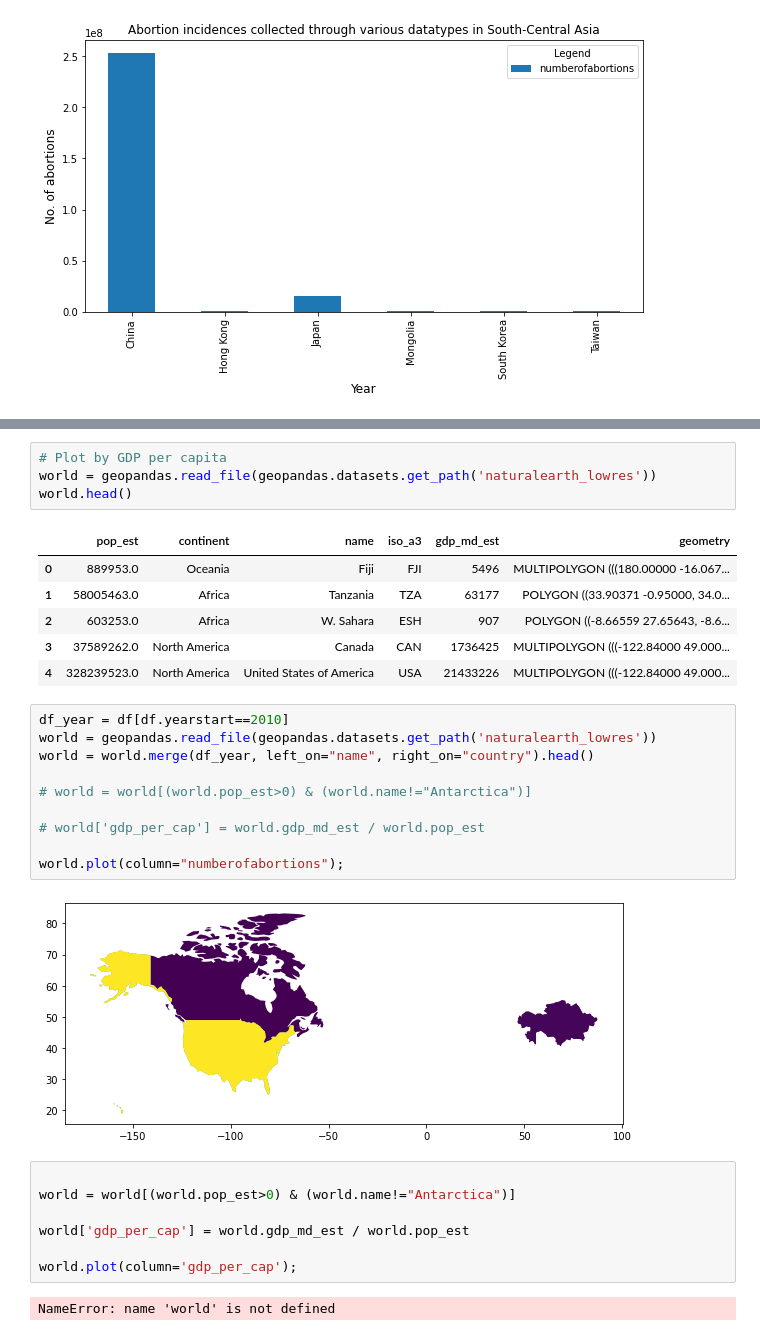
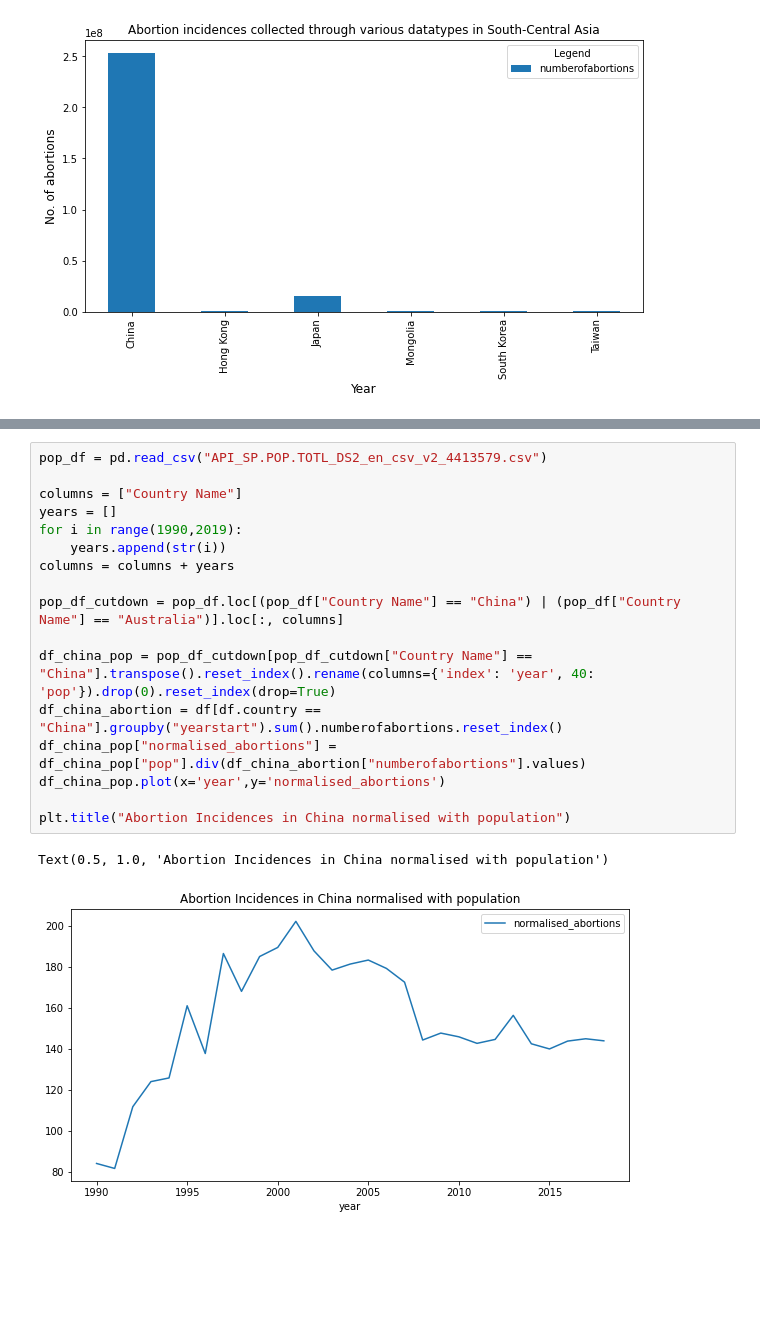
Before and after one commit to evo3000/data_project, a Jupyter notebook: data_project_abortion_incidence.ipynb, the cells around one changed output, grey strips where cells are left out. Drawn from its saved outputs; the diff is of its cells as text; blank space fills up the shorter version.

Commit message:
New dataset to dataproject

```diff
--- a/data_project_abortion_incidence.ipynb
+++ b/data_project_abortion_incidence.ipynb
@@ -420,32 +325,20 @@ df.sort_values("numberofabortions", ascending=False).tail(10)
-# %%
-# Plot by GDP per capita
-world = geopandas.read_file(geopandas.datasets.get_path('naturalearth_lowres'))
-world.head()
-# %% [output]
-|  | pop_est | continent | name | iso_a3 | gdp_md_est | geometry |
-| 0 | 889953.0 | Oceania | Fiji | FJI | 5496 | MULTIPOLYGON (((180.00000 -16.067... |
-| 1 | 58005463.0 | Africa | Tanzania | TZA | 63177 | POLYGON ((33.90371 -0.95000, 34.0... |
-| 2 | 603253.0 | Africa | W. Sahara | ESH | 907 | POLYGON ((-8.66559 27.65643, -8.6... |
-| 3 | 37589262.0 | North America | Canada | CAN | 1736425 | MULTIPOLYGON (((-122.84000 49.000... |
-| 4 | 328239523.0 | North America | United States of America | USA | 21433226 | MULTIPOLYGON (((-122.84000 49.000... |
-# %%
-df_year = df[df.yearstart==2010]
-world = geopandas.read_file(geopandas.datasets.get_path('naturalearth_lowres'))
-world = world.merge(df_year, left_on="name", right_on="country").head()
-
-# world = world[(world.pop_est>0) & (world.name!="Antarctica")]
-
-# world['gdp_per_cap'] = world.gdp_md_est / world.pop_est
-
-world.plot(column="numberofabortions");
-# %% [output]
-[figure, removed]
-# %%
-
-world = world[(world.pop_est>0) & (world.name!="Antarctica")]
-
-world['gdp_per_cap'] = world.gdp_md_est / world.pop_est
-
-world.plot(column='gdp_per_cap');
-# %% [output]
-NameError: name 'world' is not defined
+# %%
+pop_df = pd.read_csv("API_SP.POP.TOTL_DS2_en_csv_v2_4413579.csv")
+
+columns = ["Country Name"]
+years = []
+for i in range(1990,2019):
+    years.append(str(i))
+columns = columns + years
+
+pop_df_cutdown = pop_df.loc[(pop_df["Country Name"] == "China") | (pop_df["Country Name"] == "Australia")].loc[:, columns]
+
+df_china_pop = pop_df_cutdown[pop_df_cutdown["Country Name"] == "China"].transpose().reset_index().rename(columns={'index': 'year', 40: 'pop'}).drop(0).reset_index(drop=True)
+df_china_abortion = df[df.country == "China"].groupby("yearstart").sum().numberofabortions.reset_index()
+df_china_pop["normalised_abortions"] = df_china_pop["pop"].div(df_china_abortion["numberofabortions"].values)
+df_china_pop.plot(x='year',y='normalised_abortions')
+
+plt.title("Abortion Incidences in China normalised with population")
+# %% [output]
+Text(0.5, 1.0, 'Abortion Incidences in China normalised with population')
+[figure, added]
```
Also changed, not shown: parts of 22 cells of this notebook, 1 other file.
